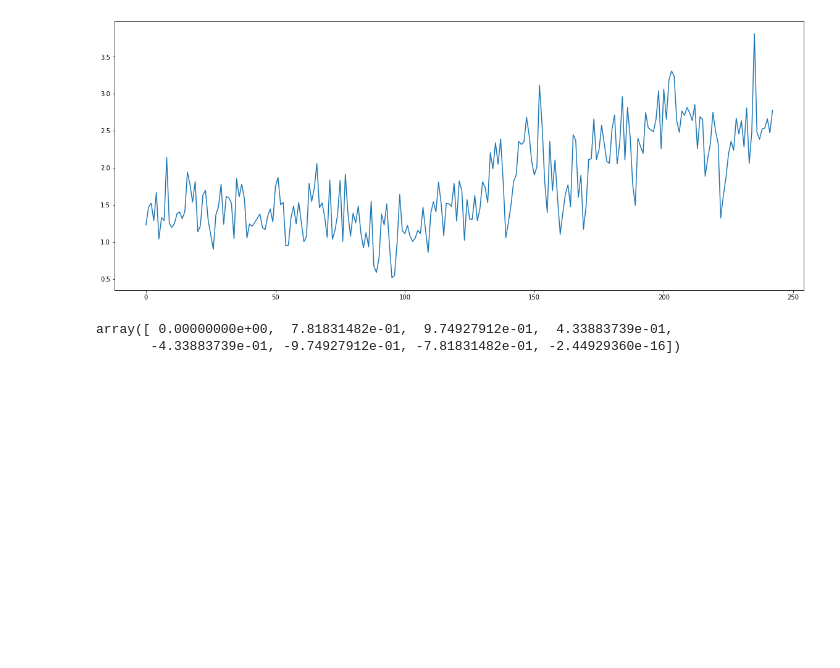
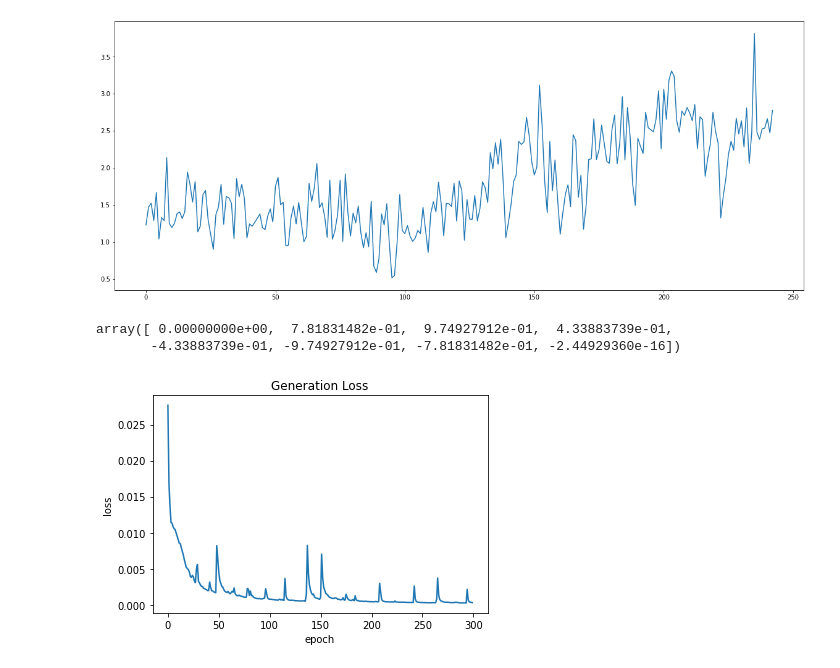
Before and after one commit to Aquarium1222/Energy-Trading, a Jupyter notebook: test.ipynb, the cells around one changed output. Saved outputs shown, nothing was run; the diff lists cells and outputs as text; code cells hidden in the pictures; blank space fills up the shorter version.

```diff
--- a/test.ipynb
+++ b/test.ipynb
@@ -60,0 +63,18 @@ array([ 0.00000000e+00,  7.81831482e-01,  9.74927912e-01,  4.33883739e-01,
+# %%
+keyword = 'generation'
+gen_list = []
+with open('./training_detail.txt') as f:
+    line = f.readline()
+    while line:
+        if keyword in line:
+            a = float(line.split(': ')[1].strip())
+            gen_list.append(a)
+        line = f.readline()
+    f.close()
+plt.plot(range(300), gen_list)
+plt.xlabel('epoch')
+plt.ylabel('loss')
+plt.title('Generation Loss')
+plt.savefig('Generation_loss.png')
+# %% [output]
+[figure, added]
```
Also changed, not shown: parts of 2 cells of this notebook, 6 other files.
